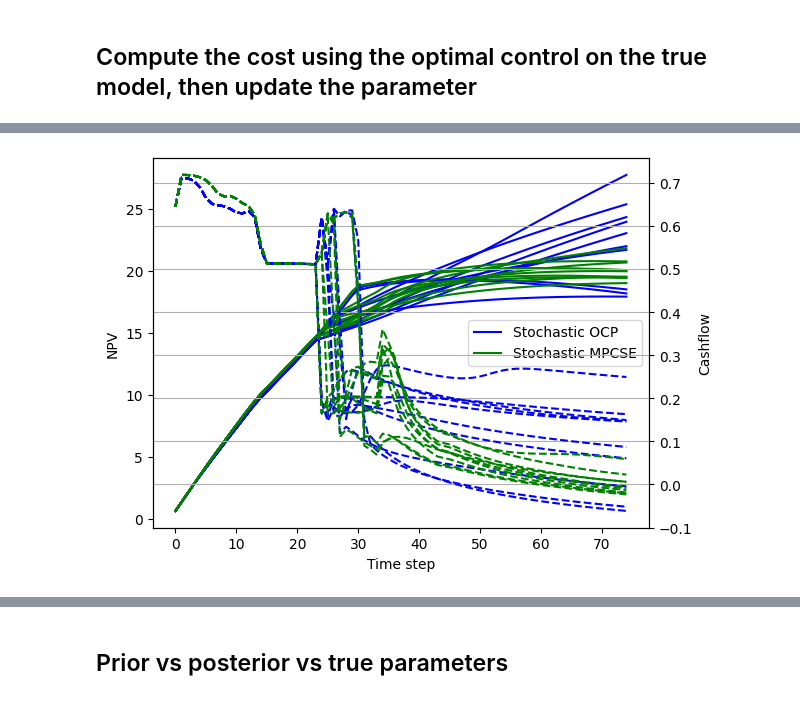
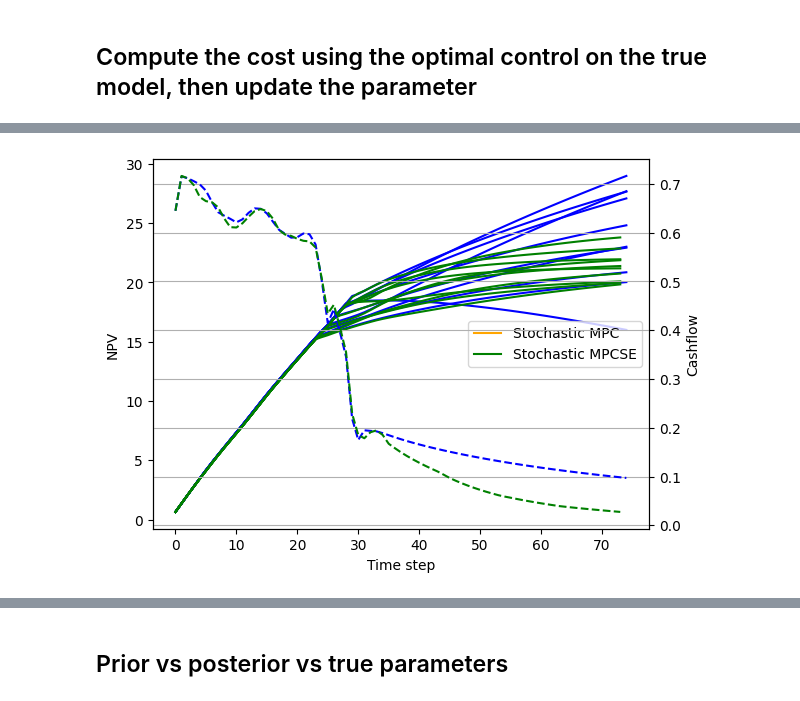
Before and after one commit to iffanh/buckley_leverette, a Jupyter notebook: simulation_smpc_te_se.ipynb, the cells around one changed output, grey strips where cells are left out. Saved outputs shown, nothing was run; the diff lists cells and outputs as text; code cells hidden in the pictures.

```diff
--- a/simulation_smpc_te_se.ipynb
+++ b/simulation_smpc_te_se.ipynb
@@ -632,8 +635,8 @@ qocp = np.load("./data/socp_qocp.npy")
 # qmpc = np.load("./data/smpc_qmpc.npy")
 qmpc_wse = np.load("./data/smpc_wse_qmpc.npy")
 ax.stairs(range(len(qocp)-1), qocp, label="Stochastic OCP", color="blue", orientation="horizontal", baseline=None)
-# ax.plot(qmpc[:-1], label="MPC control", color="orange")
-ax.stairs(range(len(qmpc_wse[:-1])-1), qmpc_wse[:-1], label="MPCSE control", color="green", orientation="horizontal", baseline=None)
+# ax.stairs(range(len(qmpc)-1), qmpc, label="MPC control", color="orange", orientation="horizontal", baseline=None)
+ax.stairs(range(len(qmpc_wse)-1), qmpc_wse, label="MPCSE control", color="green", orientation="horizontal", baseline=None)
 ax.legend()
 ax.set_ylabel("Injection rate")
 ax.set_xlabel("Time step")
@@ -642,25 +645,100 @@ ax.grid()
 plt.show()
 
 socp_cost = np.load("./data/socp_cost_traj.npy")[:,:,0,0]
-smpc_cost = np.load("./data/smpc_cost_traj.npy")[:,:,0,0]
+# smpc_cost = np.load("./data/smpc_cost_traj.npy")[:,:,0,0]
 smpc_cost_wse = np.load("./data/smpc_wse_cost_traj.npy")[:,:,0,0]
 
 fig, ax = plt.subplots()
 ax.plot(np.cumsum(socp_cost, axis=0), color='blue')
 # ax.plot(np.cumsum(smpc_cost, axis=0), color='orange')
 ax.plot(np.cumsum(smpc_cost_wse, axis=0), color='green')
-ax.plot([], color='blue', label="Stochastic OCP")
-# ax.plot([], color='orange', label="Stochastic MPC")
+# ax.plot([], color='blue', label="Stochastic OCP")
+ax.plot([], color='orange', label="Stochastic MPC")
 ax.plot([], color='green', label="Stochastic MPCSE")
 ax.set_ylabel("NPV")
 ax.set_xlabel("Time step")
 ax.legend(loc="center right")
 
 ax1 = ax.twinx()
-ax1.plot(socp_cost, color="blue", linestyle="dashed")
-# ax1.plot(smpc_cost, color="orange", linestyle="dashed")
-ax1.plot(smpc_cost_wse, color="green", linestyle="dashed")
+ax1.plot(np.mean(socp_cost, axis=1), color="blue", linestyle="dashed")
+# ax1.plot(np.mean(smpc_cost, axis=1), color="orange", linestyle="dashed")
+ax1.plot(np.mean(smpc_cost_wse, axis=1), color="green", linestyle="dashed")
 ax1.set_ylabel("Cashflow")
 
 ax1.grid()
+
+def get_flow_rate(Sw_traj, qt, Ne):
+    from buckley_leverette_te import BuckleyLeverette
+    bl = BuckleyLeverette()
+    fw_func = bl.fractional_flow
+
+
+    Nt = qt.shape[0]-1
+    Ne = 10
+
+    qwt = []
+    qot = []
+    swt = []
+    fwt = []
+    costt = []
+    for t in range(Nt):
+        Sw_flat = Sw_traj[t,:]
+
+        qws = []
+        qos = []
+        sws = []
+        fws = []
+        costs = []
+        for i in range(Ne):
+            Sw = Sw_flat[(i+1)*nx-1]
+            _b = bw[-1,i]
+
+            fw = fw_func(Sw, 100.0, _b)
+            qw = fw*qt[t]
+            qo = (1-fw)*(qt[t])
+
+            qws.append(qw.full()[0,0])
+            qos.append(qo.full()[0,0])
+            sws.append(Sw)
+            fws.append(fw)
+
+            cost = bl._stage_cost([Sw], qt[t])*(0.99**(t*0.03))
+
+            costs.append(cost)
+
+        qwt.append(qws)
+        qot.append(qos)
+        swt.append(sws)
+        costt.append(costs)
+        fwt.append(fws)
+
+    fwt = np.array(fwt)
+    swt = np.array(swt)
+    costt = np.array(costt)
+
+    return qwt, qot, swt, costt, fwt
+# plot flow rate
+
+
+socp_Sw_traj = np.load("./data/socp_Sw_traj.npy")
+socp_qt = np.load("./data/socp_qmpc.npy")
+
+smpc_wse_Sw_traj = np.load("./data/smpc_wse_Sw_traj.npy")
+smpc_wse_qt = np.load("./data/smpc_wse_qmpc.npy")
+
+smpc_qwt, smpc_qot, smpc_swt, smpc_costt, smpc_fwt = get_flow_rate(socp_Sw_traj, socp_qt, 10)
+smpc_wse_qwt, smpc_wse_qot, smpc_wse_swt, smpc_wse_costt, smpc_wse_fwt = get_flow_rate(smpc_wse_Sw_traj, smpc_wse_qt, 10)
+
+Nt = len(smpc_wse_qwt)
+plt.figure()
+plt.title("Fluid profile using SMPC")
+plt.plot(np.mean(smpc_wse_qwt, axis=1), label="water rate", color="blue")
+plt.fill_between(range(Nt), np.percentile(smpc_wse_qwt, 5, axis=1), np.percentile(smpc_wse_qwt, 95, axis=1),  color="blue", alpha=0.1)
+plt.plot(np.mean(smpc_wse_qot, axis=1), label="oil rate", color="green")
+plt.fill_between(range(Nt), np.percentile(smpc_wse_qot, 5, axis=1), np.percentile(smpc_wse_qot, 95, axis=1),  color="green", alpha=0.1)
+# plt.plot(fwt[:,:,0,0])
+# for i in range(Ne):
+#     plt.plot(smpc_swt[:,i], label=f"{i}-th ensemble")
+plt.grid()
+plt.legend(loc="center right")
 # %% [output]
@@ -668 +747 @@ ax1.grid()
-[figure, old version]
+[figure, new version]
```
Also changed, not shown: parts of 12 cells of this notebook, 22 other files.
